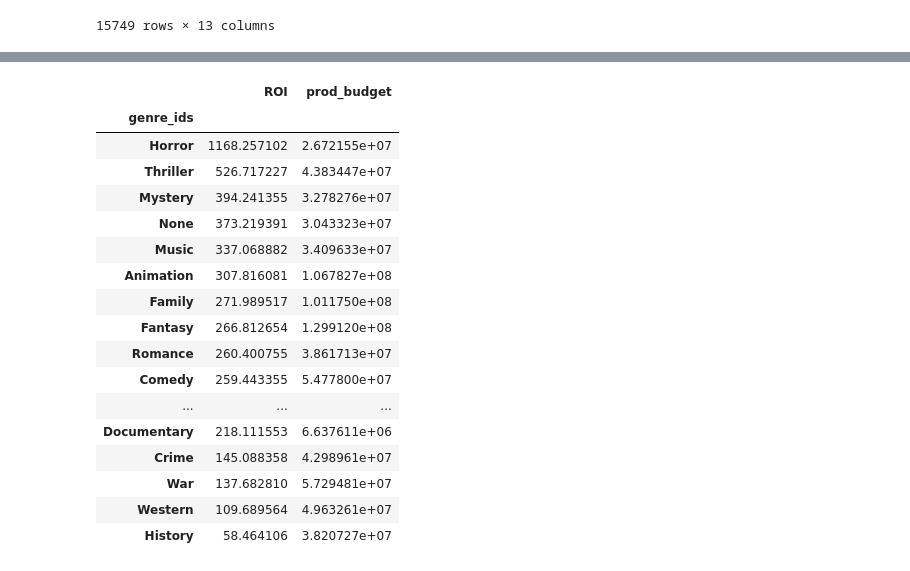
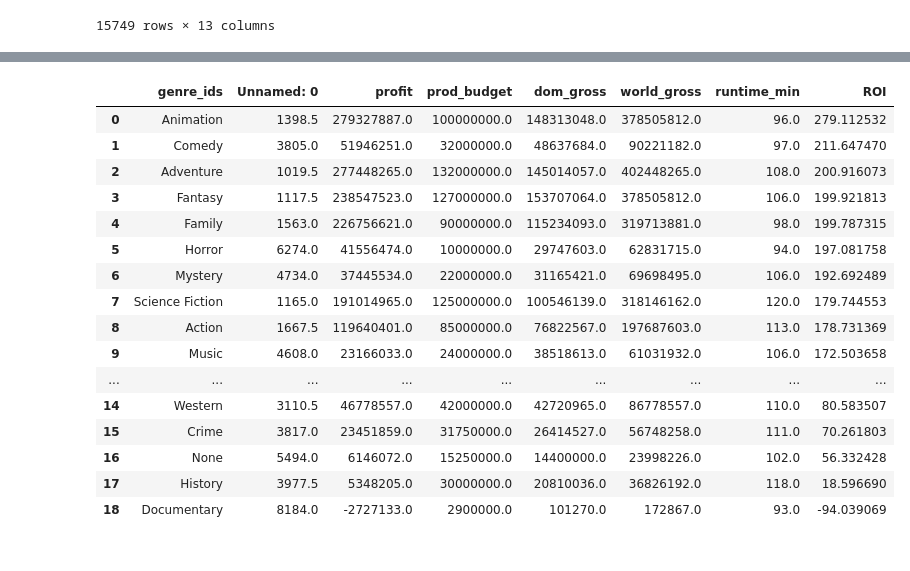
Before and after one commit to JoshuaGottlieb/Microsoft-Movie-Recommendation, a Jupyter notebook: Jocel-Folder/EDA.ipynb, the cells around one changed output, grey strips where cells are left out. Saved outputs shown, nothing was run; the diff lists cells and outputs as text; code cells hidden in the pictures.

```diff
--- a/Jocel-Folder/EDA.ipynb
+++ b/Jocel-Folder/EDA.ipynb
@@ -111,21 +98,21 @@ sns.boxplot(data = df, x = "genre_ids", y = "ROI", ax = ax )
 # %%
-df.groupby(["genre_ids"])[["ROI", "prod_budget"]].mean().sort_values("ROI", ascending = False)
+grouped_median_by_genre = df.groupby(["genre_ids"]).median().sort_values("ROI", ascending = False).reset_index()
+grouped_median_by_genre
 # %% [output]
-|  | ROI | prod_budget |
-| genre_ids |  |  |
-| Horror | 1168.257102 | 2.672155e+07 |
-| Thriller | 526.717227 | 4.383447e+07 |
-| Mystery | 394.241355 | 3.278276e+07 |
-| None | 373.219391 | 3.043323e+07 |
-| Music | 337.068882 | 3.409633e+07 |
-| Animation | 307.816081 | 1.067827e+08 |
-| Family | 271.989517 | 1.011750e+08 |
-| Fantasy | 266.812654 | 1.299120e+08 |
-| Romance | 260.400755 | 3.861713e+07 |
-| Comedy | 259.443355 | 5.477800e+07 |
-| ... | ... | ... |
-| Documentary | 218.111553 | 6.637611e+06 |
-| Crime | 145.088358 | 4.298961e+07 |
-| War | 137.682810 | 5.729481e+07 |
-| Western | 109.689564 | 4.963261e+07 |
-| History | 58.464106 | 3.820727e+07 |
+|  | genre_ids | Unnamed: 0 | profit | prod_budget | dom_gross | world_gross | runtime_min | ROI |
+| 0 | Animation | 1398.5 | 279327887.0 | 100000000.0 | 148313048.0 | 378505812.0 | 96.0 | 279.112532 |
+| 1 | Comedy | 3805.0 | 51946251.0 | 32000000.0 | 48637684.0 | 90221182.0 | 97.0 | 211.647470 |
+| 2 | Adventure | 1019.5 | 277448265.0 | 132000000.0 | 145014057.0 | 402448265.0 | 108.0 | 200.916073 |
+| 3 | Fantasy | 1117.5 | 238547523.0 | 127000000.0 | 153707064.0 | 378505812.0 | 106.0 | 199.921813 |
+| 4 | Family | 1563.0 | 226756621.0 | 90000000.0 | 115234093.0 | 319713881.0 | 98.0 | 199.787315 |
+| 5 | Horror | 6274.0 | 41556474.0 | 10000000.0 | 29747603.0 | 62831715.0 | 94.0 | 197.081758 |
+| 6 | Mystery | 4734.0 | 37445534.0 | 22000000.0 | 31165421.0 | 69698495.0 | 106.0 | 192.692489 |
+| 7 | Science Fiction | 1165.0 | 191014965.0 | 125000000.0 | 100546139.0 | 318146162.0 | 120.0 | 179.744553 |
+| 8 | Action | 1667.5 | 119640401.0 | 85000000.0 | 76822567.0 | 197687603.0 | 113.0 | 178.731369 |
+| 9 | Music | 4608.0 | 23166033.0 | 24000000.0 | 38518613.0 | 61031932.0 | 106.0 | 172.503658 |
+| ... | ... | ... | ... | ... | ... | ... | ... | ... |
+| 14 | Western | 3110.5 | 46778557.0 | 42000000.0 | 42720965.0 | 86778557.0 | 110.0 | 80.583507 |
+| 15 | Crime | 3817.0 | 23451859.0 | 31750000.0 | 26414527.0 | 56748258.0 | 111.0 | 70.261803 |
+| 16 | None | 5494.0 | 6146072.0 | 15250000.0 | 14400000.0 | 23998226.0 | 102.0 | 56.332428 |
+| 17 | History | 3977.5 | 5348205.0 | 30000000.0 | 20810036.0 | 36826192.0 | 118.0 | 18.596690 |
+| 18 | Documentary | 8184.0 | -2727133.0 | 2900000.0 | 101270.0 | 172867.0 | 93.0 | -94.039069 |
```
Also changed, not shown: parts of 8 cells of this notebook.
